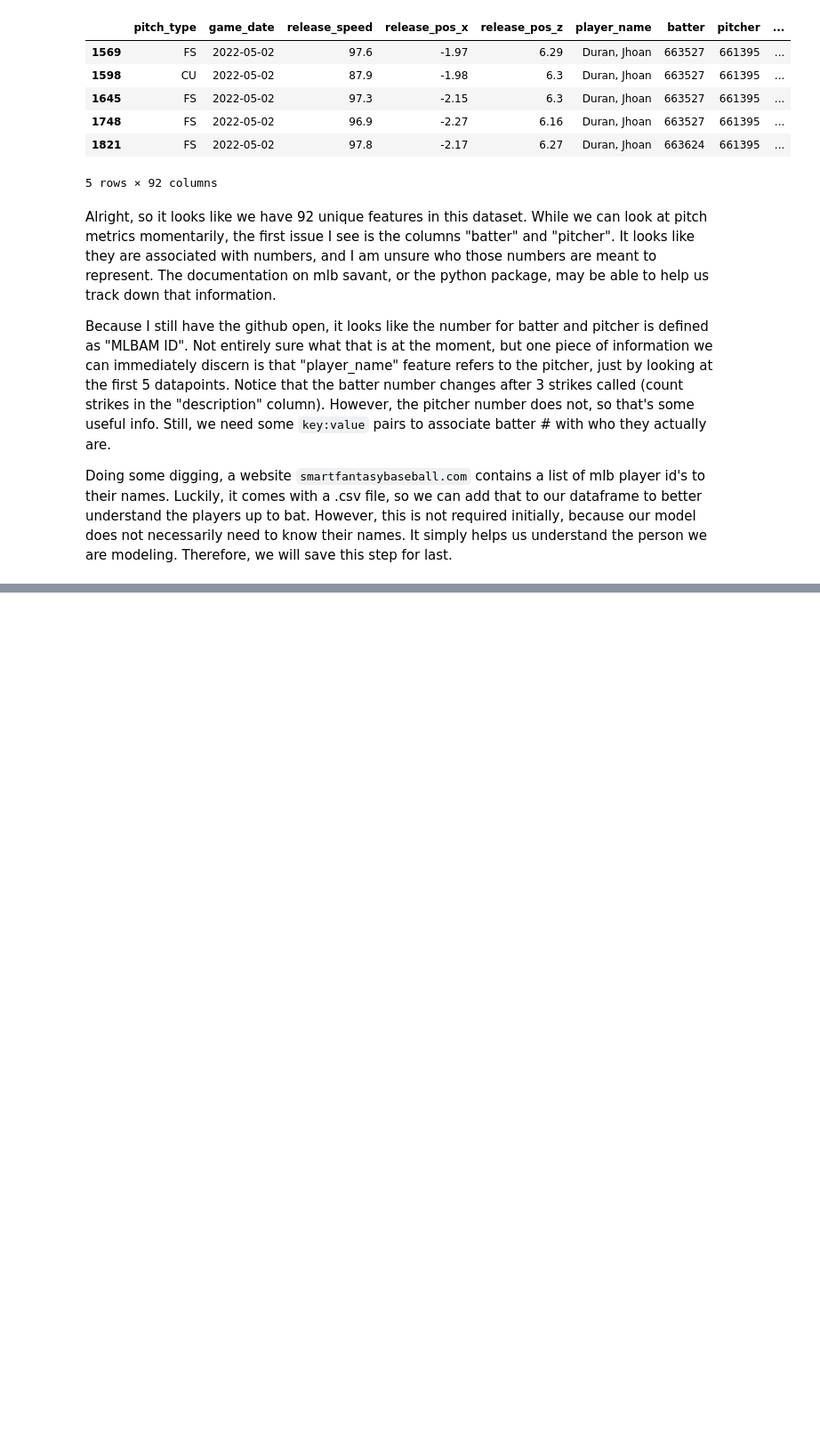
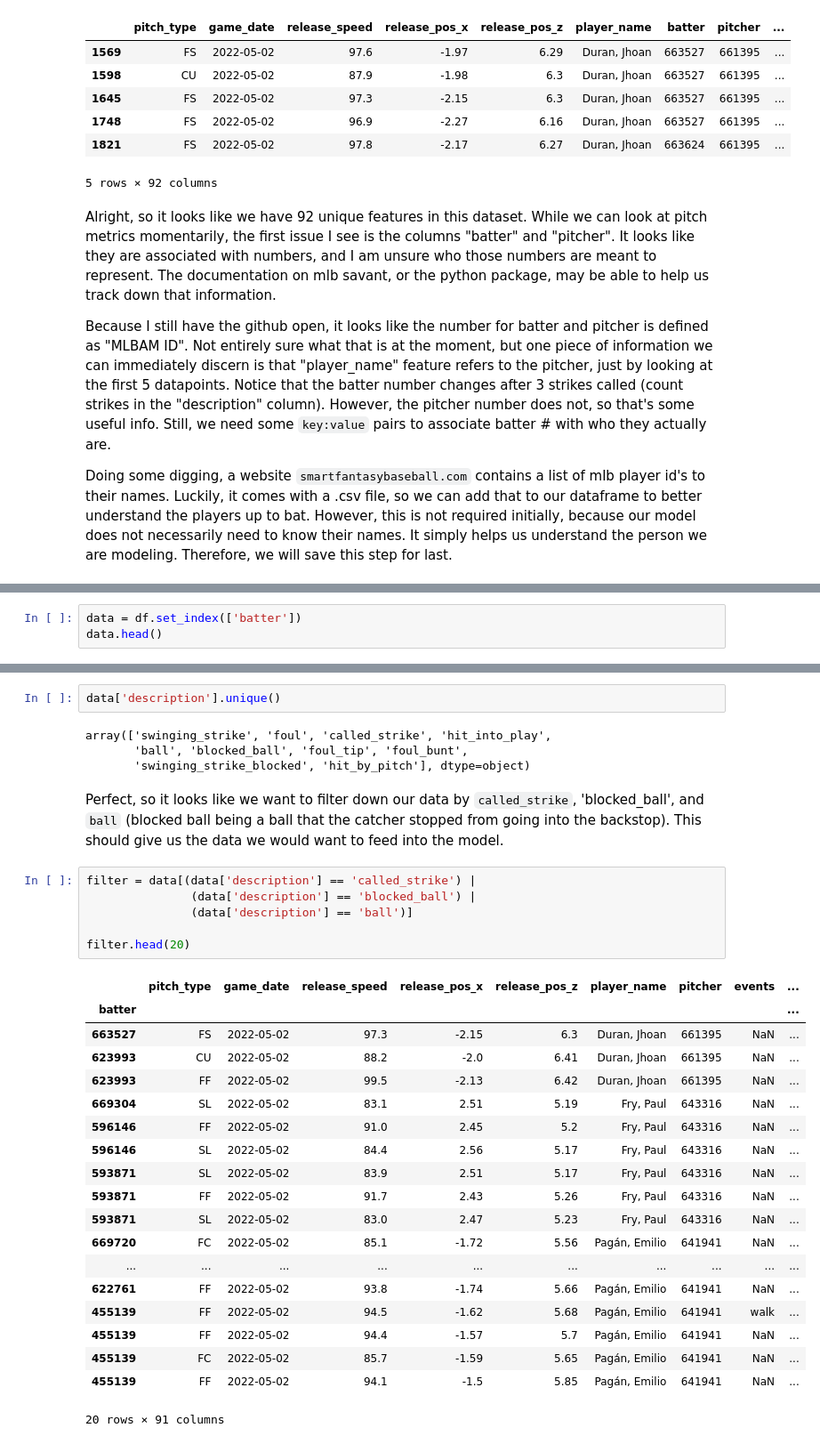
Before and after one commit to mattgpaul/AutoStrikeZone, a Jupyter notebook: AutoStrikeZone.ipynb, the cells around one changed output, grey strips where cells are left out. Shown at 89% size. Saved outputs shown, nothing was run; the diff lists cells and outputs as text; blank space fills up the shorter version.

Commit message:
filtered data by balls and strikes

```diff
--- a/AutoStrikeZone.ipynb
+++ b/AutoStrikeZone.ipynb
@@ -49,0 +54,3 @@ Doing some digging, a website `smartfantasybaseball.com` contains a list of mlb
+# %%
+data = df.set_index(['batter'])
+data.head()
@@ -49,0 +90,34 @@ Doing some digging, a website `smartfantasybaseball.com` contains a list of mlb
+# %%
+data['description'].unique()
+# %% [output]
+array(['swinging_strike', 'foul', 'called_strike', 'hit_into_play',
+       'ball', 'blocked_ball', 'foul_tip', 'foul_bunt',
+       'swinging_strike_blocked', 'hit_by_pitch'], dtype=object)
+# %% [markdown]
+Perfect, so it looks like we want to filter down our data by `called_strike`, 'blocked_ball', and `ball` (blocked ball being a ball that the catcher stopped from going into the backstop). This should give us the data we would want to feed into the model.
+# %%
+filter = data[(data['description'] == 'called_strike') |
+               (data['description'] == 'blocked_ball') |
+               (data['description'] == 'ball')]
+
+filter.head(20)
+# %% [output]
+|  | pitch_type | game_date | release_speed | release_pos_x | release_pos_z | player_name | pitcher | events | ... |
+| batter |  |  |  |  |  |  |  |  | ... |
+| 663527 | FS | 2022-05-02 | 97.3 | -2.15 | 6.3 | Duran, Jhoan | 661395 | NaN | ... |
+| 623993 | CU | 2022-05-02 | 88.2 | -2.0 | 6.41 | Duran, Jhoan | 661395 | NaN | ... |
+| 623993 | FF | 2022-05-02 | 99.5 | -2.13 | 6.42 | Duran, Jhoan | 661395 | NaN | ... |
+| 669304 | SL | 2022-05-02 | 83.1 | 2.51 | 5.19 | Fry, Paul | 643316 | NaN | ... |
+| 596146 | FF | 2022-05-02 | 91.0 | 2.45 | 5.2 | Fry, Paul | 643316 | NaN | ... |
+| 596146 | SL | 2022-05-02 | 84.4 | 2.56 | 5.17 | Fry, Paul | 643316 | NaN | ... |
+| 593871 | SL | 2022-05-02 | 83.9 | 2.51 | 5.17 | Fry, Paul | 643316 | NaN | ... |
+| 593871 | FF | 2022-05-02 | 91.7 | 2.43 | 5.26 | Fry, Paul | 643316 | NaN | ... |
+| 593871 | SL | 2022-05-02 | 83.0 | 2.47 | 5.23 | Fry, Paul | 643316 | NaN | ... |
+| 669720 | FC | 2022-05-02 | 85.1 | -1.72 | 5.56 | Pagán, Emilio | 641941 | NaN | ... |
+| ... | ... | ... | ... | ... | ... | ... | ... | ... | ... |
+| 622761 | FF | 2022-05-02 | 93.8 | -1.74 | 5.66 | Pagán, Emilio | 641941 | NaN | ... |
+| 455139 | FF | 2022-05-02 | 94.5 | -1.62 | 5.68 | Pagán, Emilio | 641941 | walk | ... |
+| 455139 | FF | 2022-05-02 | 94.4 | -1.57 | 5.7 | Pagán, Emilio | 641941 | NaN | ... |
+| 455139 | FC | 2022-05-02 | 85.7 | -1.59 | 5.65 | Pagán, Emilio | 641941 | NaN | ... |
+| 455139 | FF | 2022-05-02 | 94.1 | -1.5 | 5.85 | Pagán, Emilio | 641941 | NaN | ... |
+20 rows × 91 columns
```
Also changed, not shown: parts of 5 cells of this notebook.
